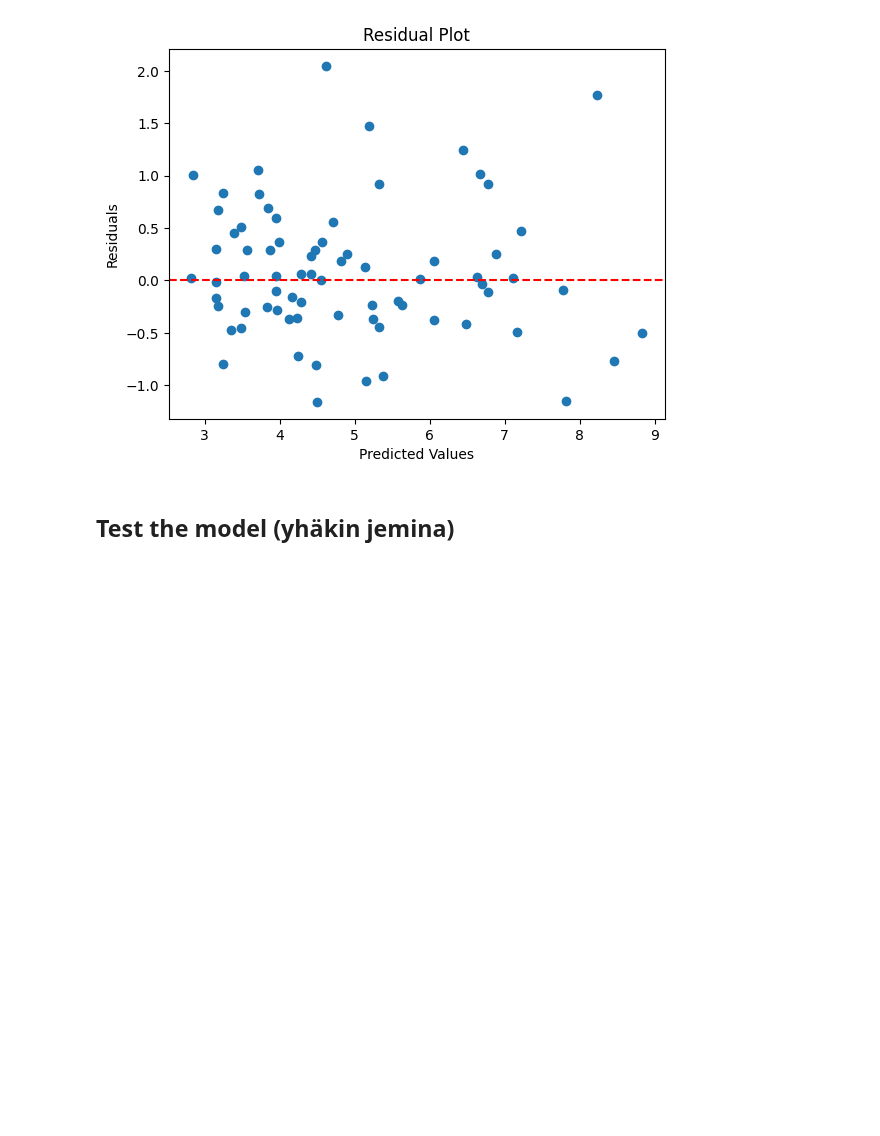
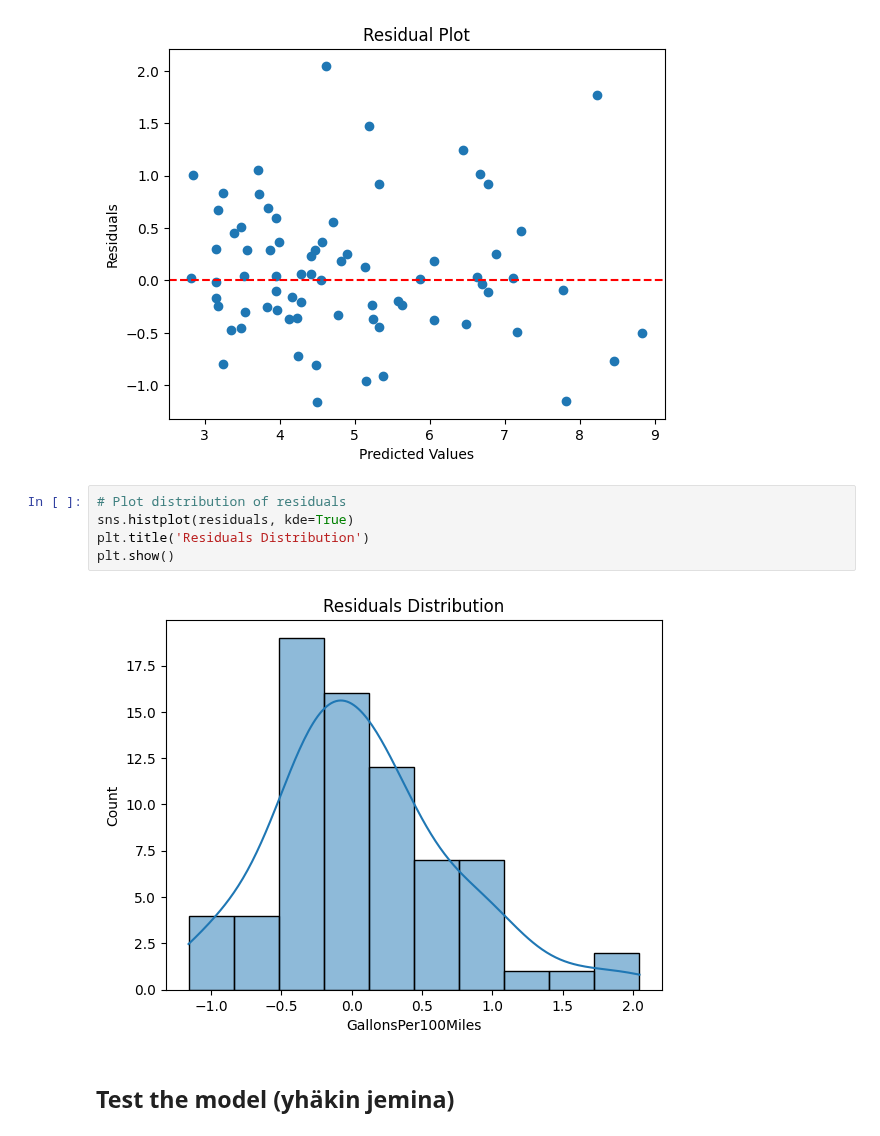
Before and after one commit to jemlau/PredictiveAnalyticsWithPython, a Jupyter notebook: Topic4/LinearRegression_for_AutoMPG_data_v2.ipynb, the cells around one changed output. Cells and saved outputs as stored; diff of their text form; blank space fills up the shorter version.

```diff
--- a/Topic4/LinearRegression_for_AutoMPG_data_v2.ipynb
+++ b/Topic4/LinearRegression_for_AutoMPG_data_v2.ipynb
@@ -120,5 +128,12 @@ plt.title('Residual Plot')
 plt.show()
 # %% [output]
 [figure]
+# %%
+# Plot distribution of residuals
+sns.histplot(residuals, kde=True)
+plt.title('Residuals Distribution')
+plt.show()
+# %% [output]
+[figure, added]
 # %% [markdown]
 ## Test the model (yhäkin jemina)
```
Also changed, not shown: parts of 5 cells of this notebook.
